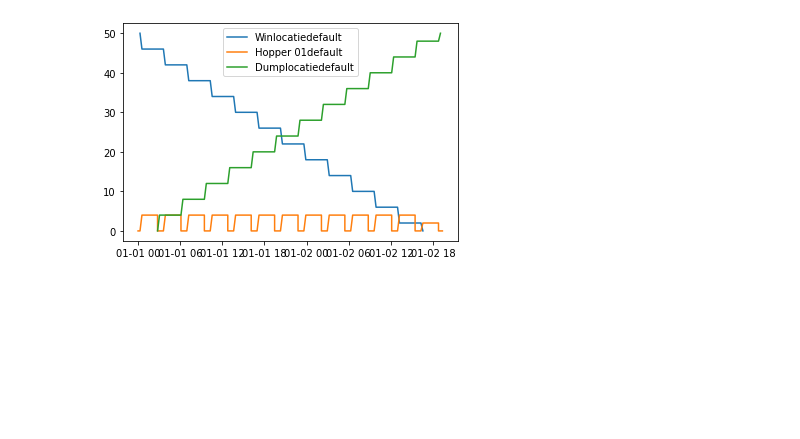
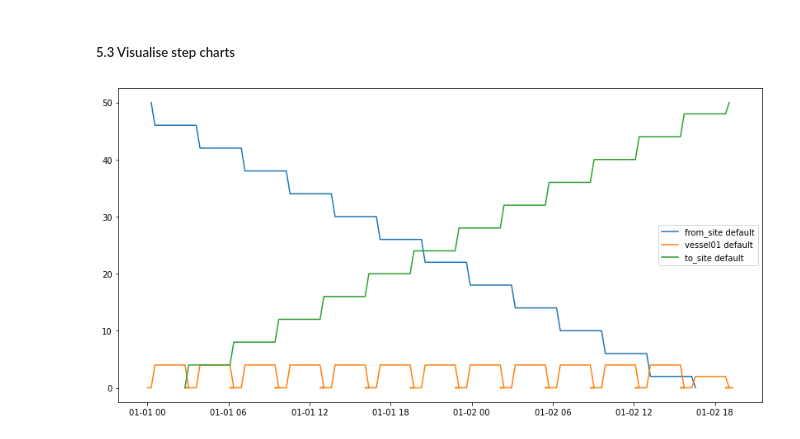
Before and after one commit to TUDelft-CITG/OpenCLSim, a Jupyter notebook: notebooks/23_Helper_process.ipynb, the cells around one changed output. Saved outputs shown, nothing was run; the diff lists cells and outputs as text; code cells hidden in the pictures; blank space fills up the shorter version.

```diff
--- a/notebooks/23_Helper_process.ipynb
+++ b/notebooks/23_Helper_process.ipynb
@@ -62,25 +95,12 @@ to_site = Site(
 # %%
-TransportProcessingResource = type(
-    "TransportProcessingResource",
-    (
-        core.Identifiable,
-        core.Log,
-        core.ContainerDependentMovable,
-        core.Processor,
-        core.HasResource,
-        core.LoadingFunction,
-        core.UnloadingFunction,
-    ),
-    {},
-)
-
-hopper = TransportProcessingResource(
-    env=my_env,
-    name="Hopper 01",
-    ID="6dbbbdf6-4589-11e9-95a2-b469212bff5b",
-    geometry=location_from_site,
-    loading_rate=0.00001,
-    unloading_rate=0.00001,
-    capacity=4,
-    compute_v=lambda x: 10,
-)
+# prepare input data for vessel_01
+data_vessel01 = {"env": my_env,
+                 "name": "vessel01",
+                 "geometry": location_from_site,
+                 "loading_rate": 0.00001,
+                 "unloading_rate": 0.00001,
+                 "capacity": 4,
+                 "compute_v": lambda x: 10
+               }
+# instantiate vessel_01
+vessel01 = TransportProcessingResource(**data_vessel01)
@@ -219,4 +268,6 @@ plot.get_log_dataframe(hopper, [while_activity, *main_processes, main_process])
+# %% [markdown]
+##### 5.3 Visualise step charts
 # %%
-fig = plot.get_step_chart([from_site, hopper, to_site])
+fig = plot.get_step_chart([from_site, vessel01, to_site])
 # %% [output]
-[figure, old version]
+[figure, new version]
```
Also changed, not shown: parts of 24 cells of this notebook, 1 other file.
